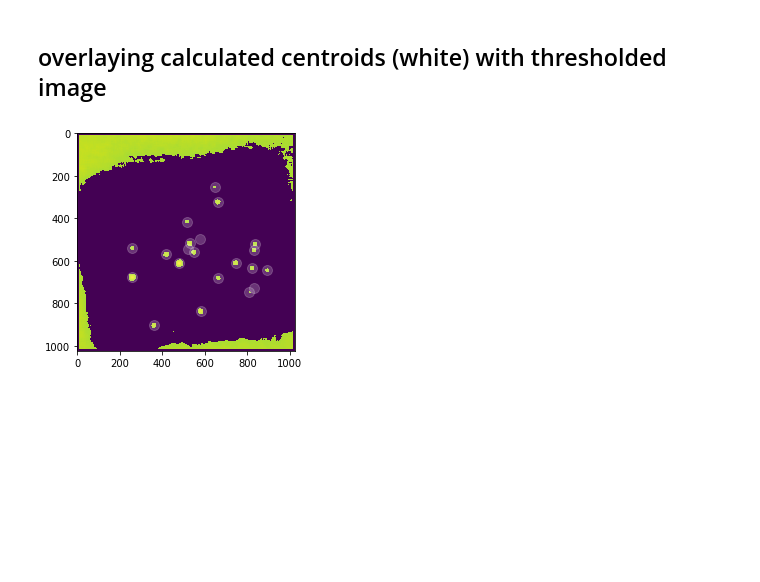
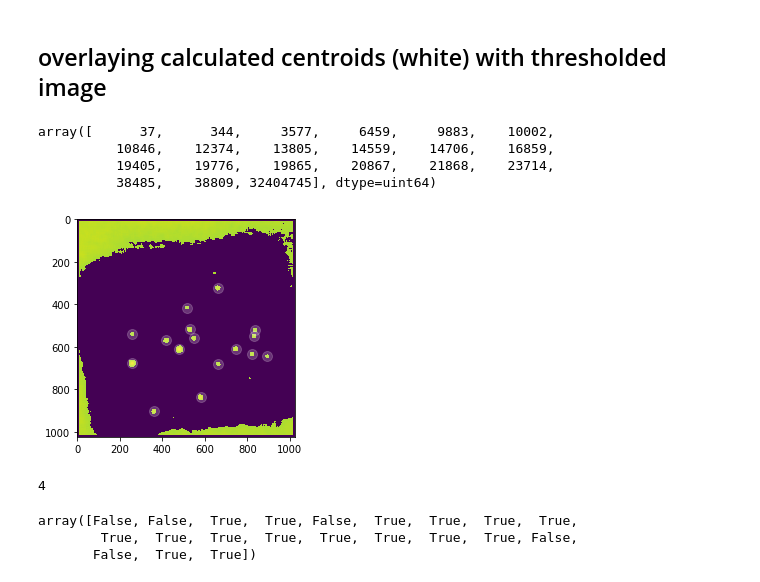
Before and after one commit to sioan/sxd_analysis_methods, a Jupyter notebook: photon_counting_image/mcp_photon_coutning.ipynb, the cells around one changed output. Drawn from its saved outputs; the diff is of its cells as text; code cells hidden in the pictures; blank space fills up the shorter version.

Commit message:
calculating statistics and overlaying image

```diff
--- a/photon_counting_image/mcp_photon_coutning.ipynb
+++ b/photon_counting_image/mcp_photon_coutning.ipynb
@@ -131,9 +131,29 @@ array([[258.51238145, 676.877043  ],
        [892.35647071, 644.06597187]])
 # %% [markdown]
 ## overlaying calculated centroids (white) with thresholded image
+# %%
+np.sort(my_dict['integrated_intensity'])
+# %% [output]
+array([      37,      344,     3577,     6459,     9883,    10002,
+          10846,    12374,    13805,    14559,    14706,    16859,
+          19405,    19776,    19865,    20867,    21868,    23714,
+          38485,    38809, 32404745], dtype=uint64)
 # %%
+low_fluence_mask = my_dict['integrated_intensity']>7000
+low_fluence_mask = low_fluence_mask * (my_dict['integrated_intensity']<40000)
+
 plt.imshow(np.real(my_thresholded_image))
-plt.scatter(my_dict['centroid'][:,0],my_dict['centroid'][:,1],s=100,c='w',alpha=0.2)
+plt.scatter(my_dict['centroid'][:,0][low_fluence_mask],my_dict['centroid'][:,1][low_fluence_mask],s=100,c='w',alpha=0.2)
 plt.show()
 # %% [output]
-[figure, old version]
+[figure, new version]
+# %%
+sum(low_fluence_mask==False)
+# %% [output]
+4
+# %%
+low_fluence_mask
+# %% [output]
+array([False, False,  True,  True, False,  True,  True,  True,  True,
+        True,  True,  True,  True,  True,  True,  True,  True, False,
+       False,  True,  True])
```
